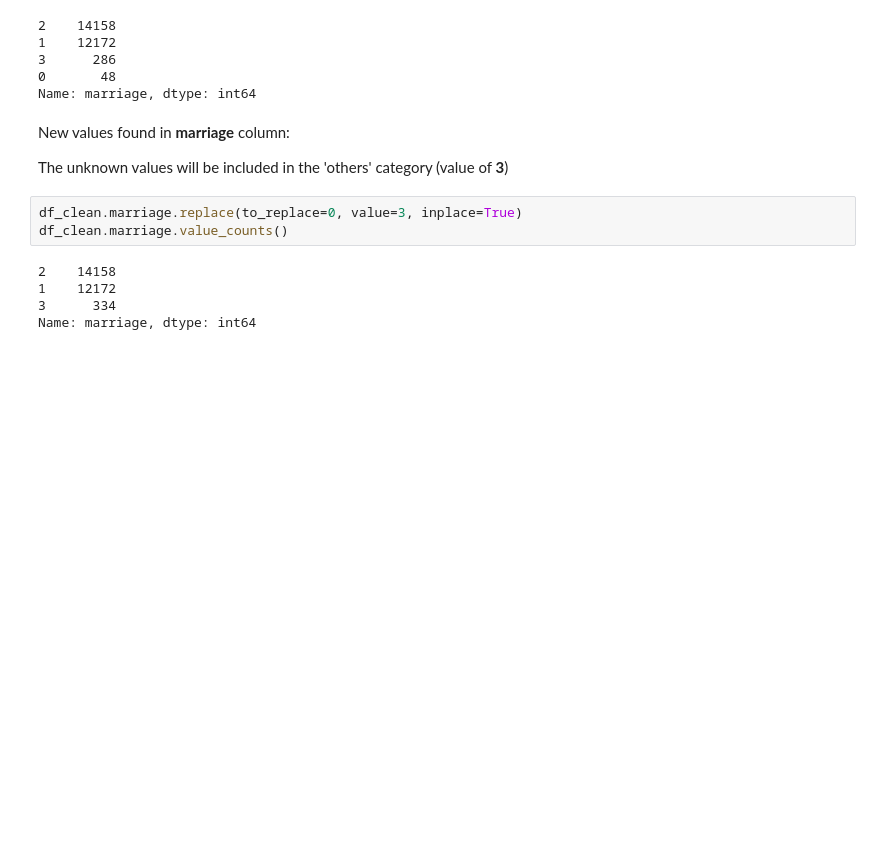
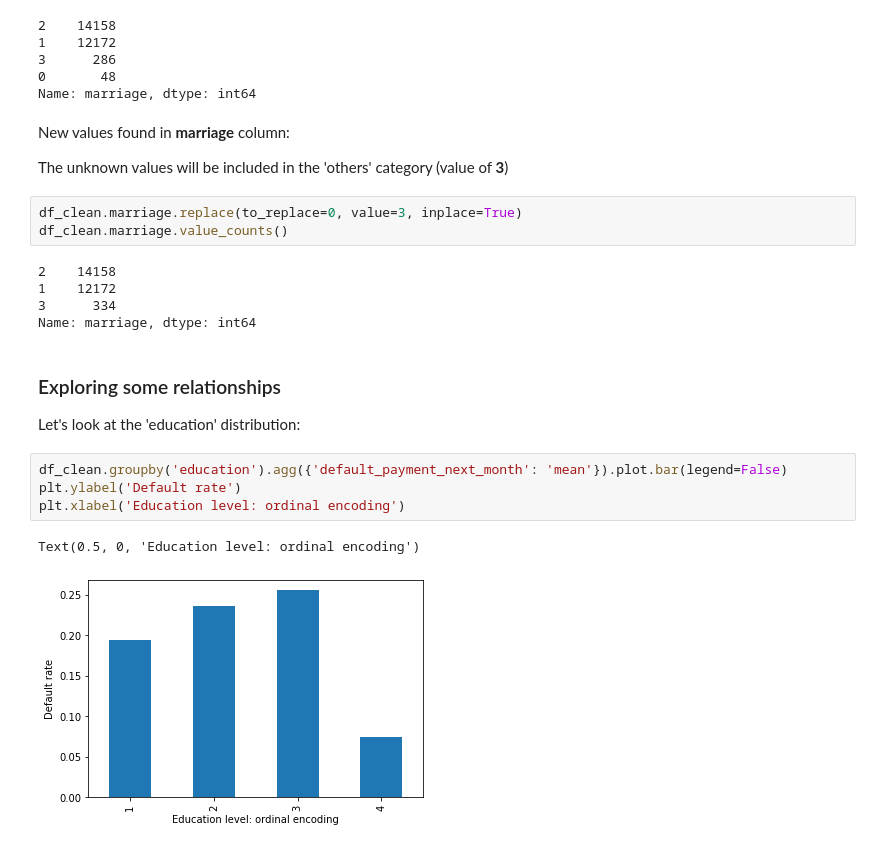
Before and after one commit to jeantardelli/data-science, a Jupyter notebook: loading-and-examining-data.ipynb, the cells around one changed output. Saved outputs shown, nothing was run; the diff lists cells and outputs as text; blank space fills up the shorter version.

```diff
--- a/loading-and-examining-data.ipynb
+++ b/loading-and-examining-data.ipynb
@@ -377,3 +378,14 @@ df_clean.marriage.value_counts()
 1    12172
 3      334
 Name: marriage, dtype: int64
+# %% [markdown]
+### Exploring some relationships
+
+Let's look at the 'education' distribution:
+# %%
+df_clean.groupby('education').agg({'default_payment_next_month': 'mean'}).plot.bar(legend=False)
+plt.ylabel('Default rate')
+plt.xlabel('Education level: ordinal encoding')
+# %% [output]
+Text(0.5, 0, 'Education level: ordinal encoding')
+[figure, added]
```
Also changed, not shown: parts of 13 cells of this notebook, 1 other file.
